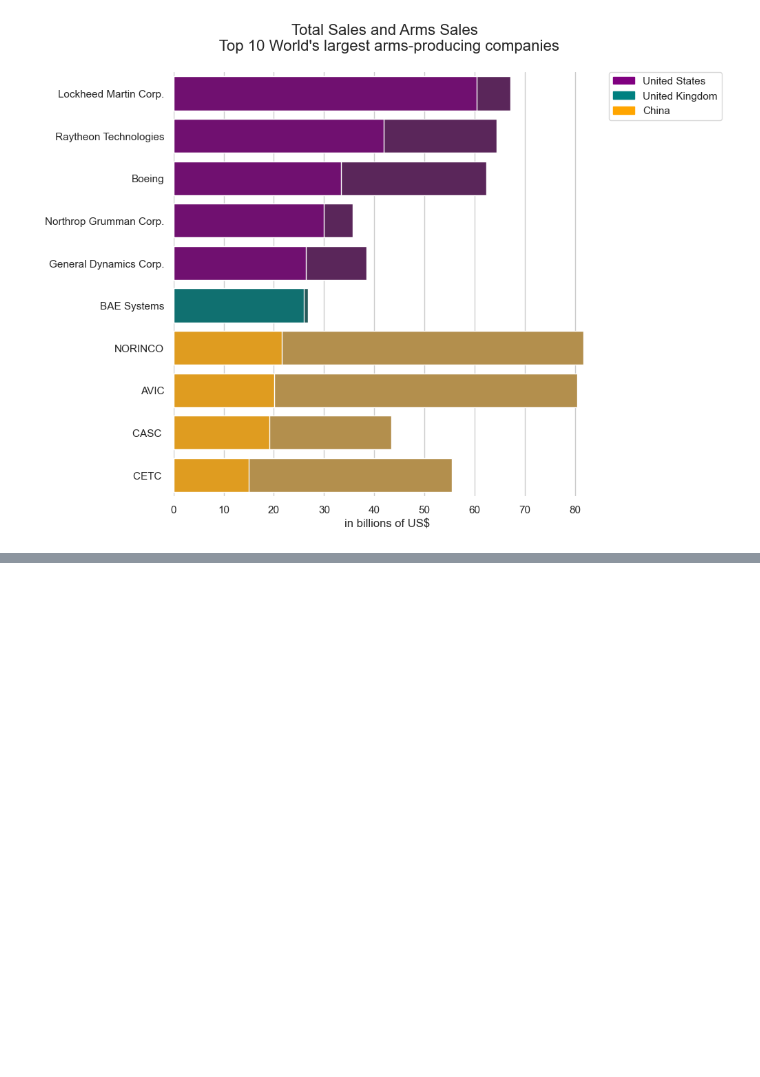
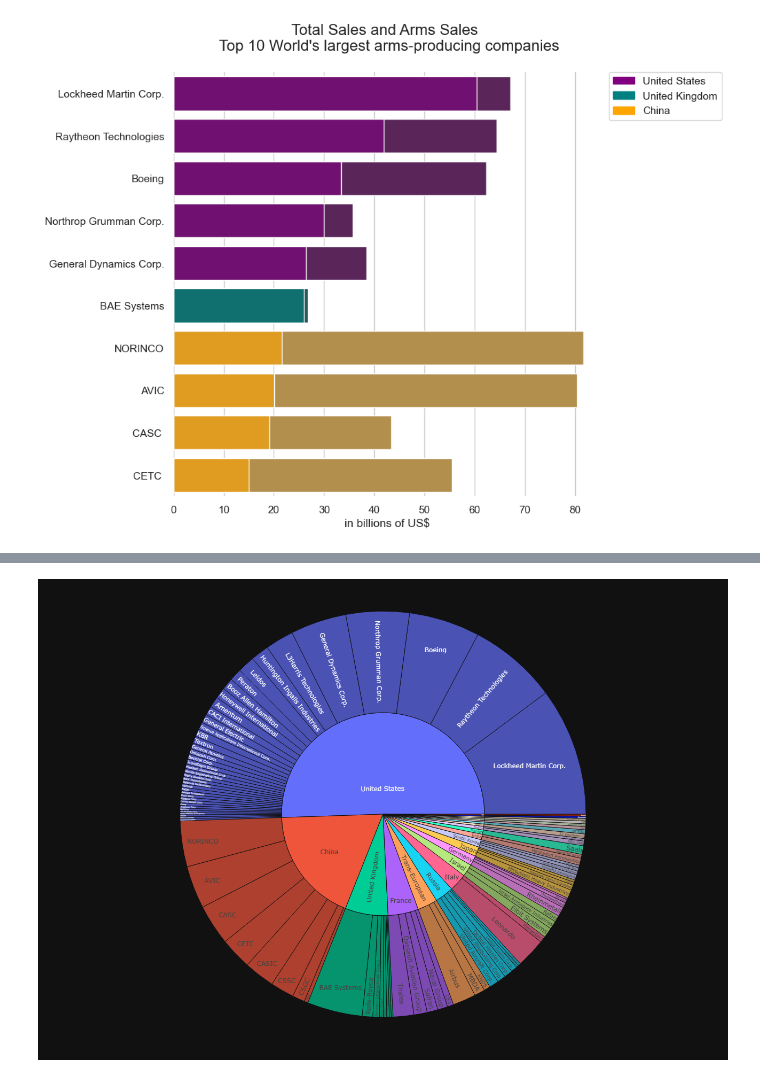
Before and after one commit to arne-vdb/portfolio_projects, a Jupyter notebook: arms_sales.ipynb, the cells around one changed output, grey strips where cells are left out. Saved outputs shown, nothing was run; the diff lists cells and outputs as text; code cells hidden in the pictures; blank space fills up the shorter version.

```diff
--- a/arms_sales.ipynb
+++ b/arms_sales.ipynb
@@ -195 +193,13 @@ Text(0.5, 0.98, "Arms Sales(2021) of Top 100 World's largest arms-producing comp
 [figure]
+# %%
+fig = px.sunburst(data,
+                  path=['Country','Company'],
+                  values='Arms Sales (2021)',
+                  template='plotly_dark',
+                  hover_data=['Arms Sales (2021)','Rank (2021)'],
+                  width=800,
+                  height=900,
+                 )
+fig
+# %% [output]
+[figure, added]
```
Also changed, not shown: parts of 4 cells of this notebook.
